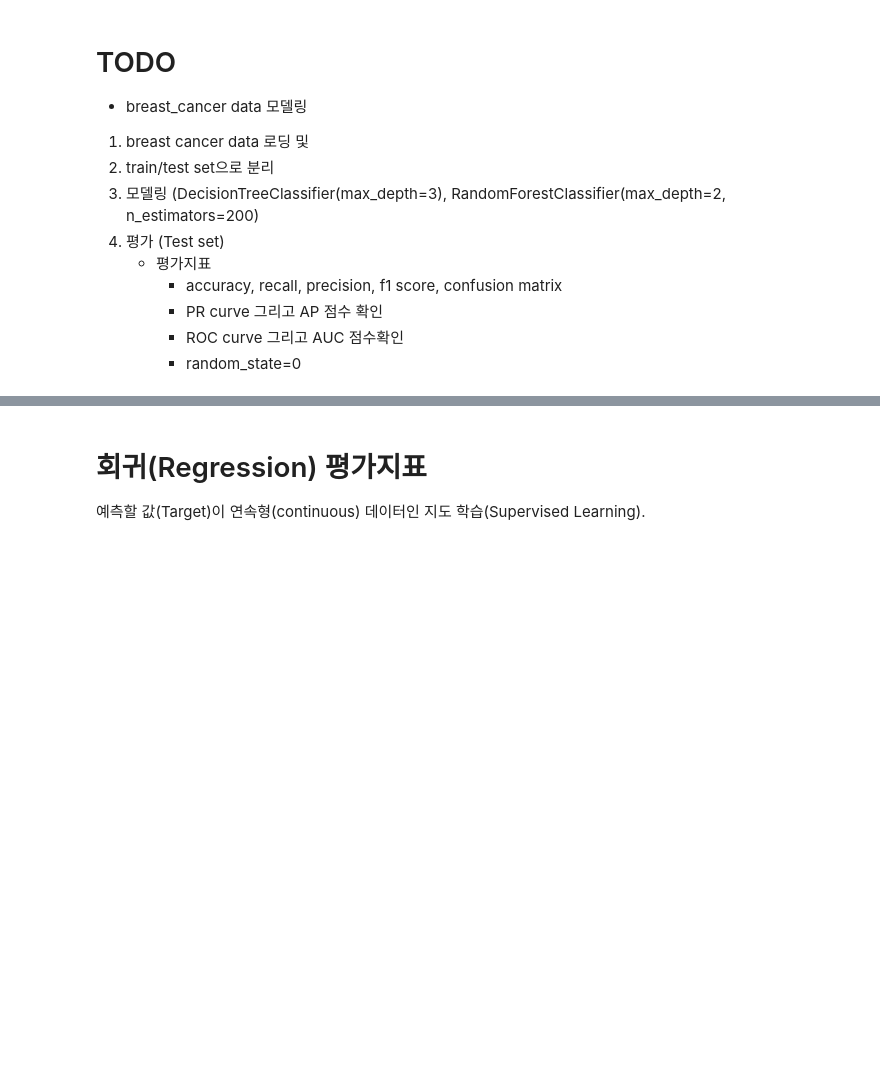
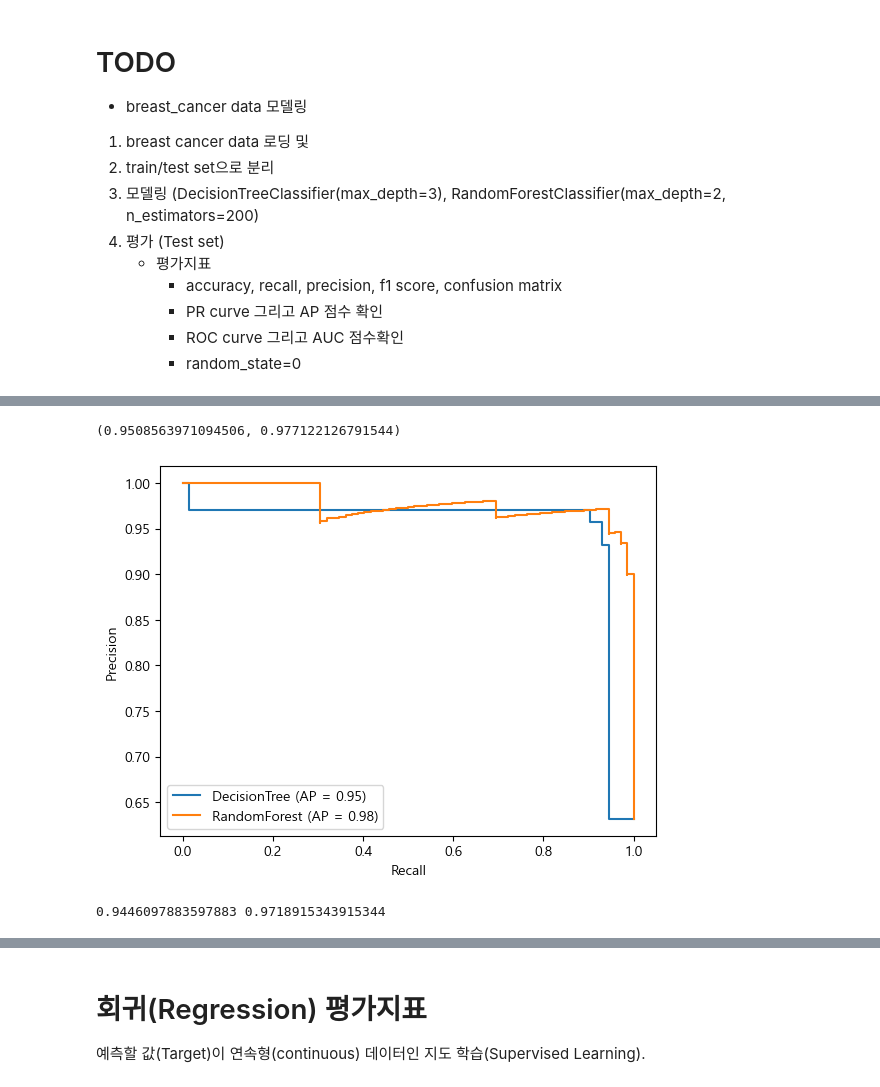
Before and after one commit to aaingyunii/Bootcamp_ML, a Jupyter notebook: 05_평가지표_.ipynb, the cells around one changed output, grey strips where cells are left out. Drawn from its saved outputs; the diff is of its cells as text; code cells hidden in the pictures; blank space fills up the shorter version.

```diff
--- a/05_평가지표_.ipynb
+++ b/05_평가지표_.ipynb
@@ -1091,0 +1182,27 @@ auc_tree, auc_rfc
+# %%
+# precision recall curve - average precision score(ap score)
+ap_tree = average_precision_score(y_test, pos_test_tree)  #(정답, 양성의 확률)
+ap_rfc = average_precision_score(y_test, pos_test_rfc)
+ap_tree, ap_rfc
+# %% [output]
+(0.9508563971094506, 0.977122126791544)
+# %%
+# 시각화
+precision1, recall1, _ = precision_recall_curve(y_test, pos_test_tree)
+precision2, recall2, _ = precision_recall_curve(y_test, pos_test_rfc)
+
+ax = plt.gca()
+PrecisionRecallDisplay(precision1, recall1, average_precision=ap_tree,
+                       estimator_name="DecisionTree").plot(ax=ax)
+PrecisionRecallDisplay(precision2, recall2, average_precision=ap_rfc,
+                      estimator_name="RandomForest").plot(ax=ax)
+plt.show()
+# %% [output]
+[figure, added]
+# %%
+#RocCurve 점수 계산
+auc_tree = roc_auc_score(y_test, pos_test_tree)
+auc_rfc = roc_auc_score(y_test, pos_test_rfc)
+print(auc_tree, auc_rfc)
+# %% [output]
+0.9446097883597883 0.9718915343915344
```
Also changed, not shown: parts of 13 cells of this notebook.
